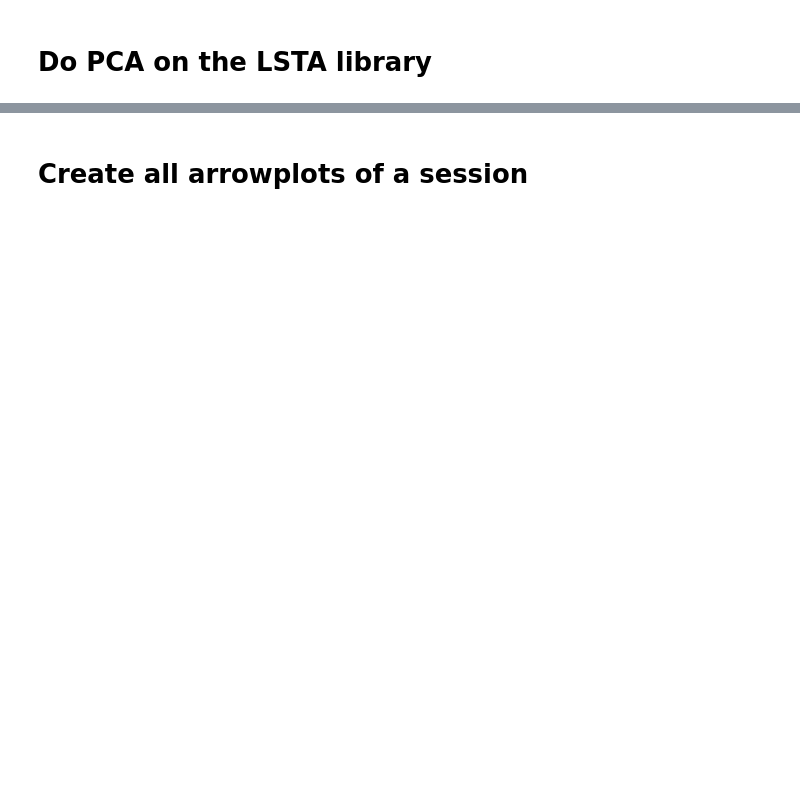
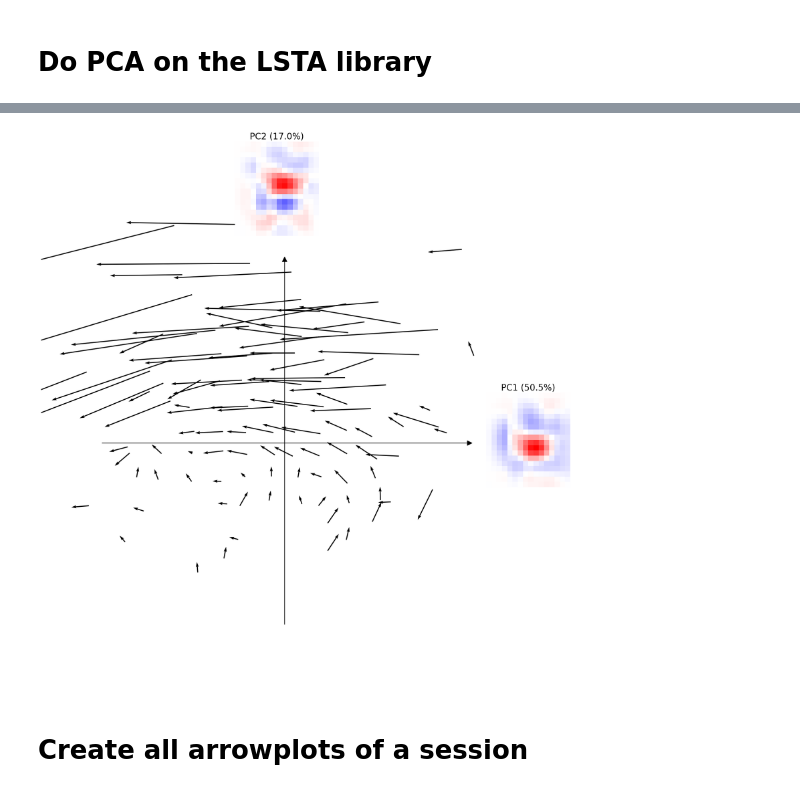
Before and after one commit to open-retina/open-retina, a Jupyter notebook: notebooks/vector_field_analysis_hoefling_2024.ipynb, the cells around one changed output, grey strips where cells are left out. Saved outputs shown, nothing was run; the diff lists cells and outputs as text; code cells hidden in the pictures; blank space fills up the shorter version.

```diff
--- a/notebooks/vector_field_analysis_hoefling_2024.ipynb
+++ b/notebooks/vector_field_analysis_hoefling_2024.ipynb
@@ -135,19 +179,21 @@ lsta_library.shape
 # %%
 from openretina.insilico.VectorFieldAnalysis.vector_field_analysis import plot_clean_vectorfield
 fig = plot_clean_vectorfield(
     lsta_library[:, channel, :, :],
     channel,
     PC1,
     PC2,
     images,
     images_coordinate,
     explained_variance,
-    x_bins=31,
-    y_bins=31,
+    x_bins=30,
+    y_bins=30,
 )
 fig.show()
 
 # ADD the firing rate by the side + mention cell types
+# %% [output]
+[figure, added]
 # %% [markdown]
 # Create all arrowplots of a session
 # %%
```
Also changed, not shown: parts of 15 cells of this notebook, 2 other files.
